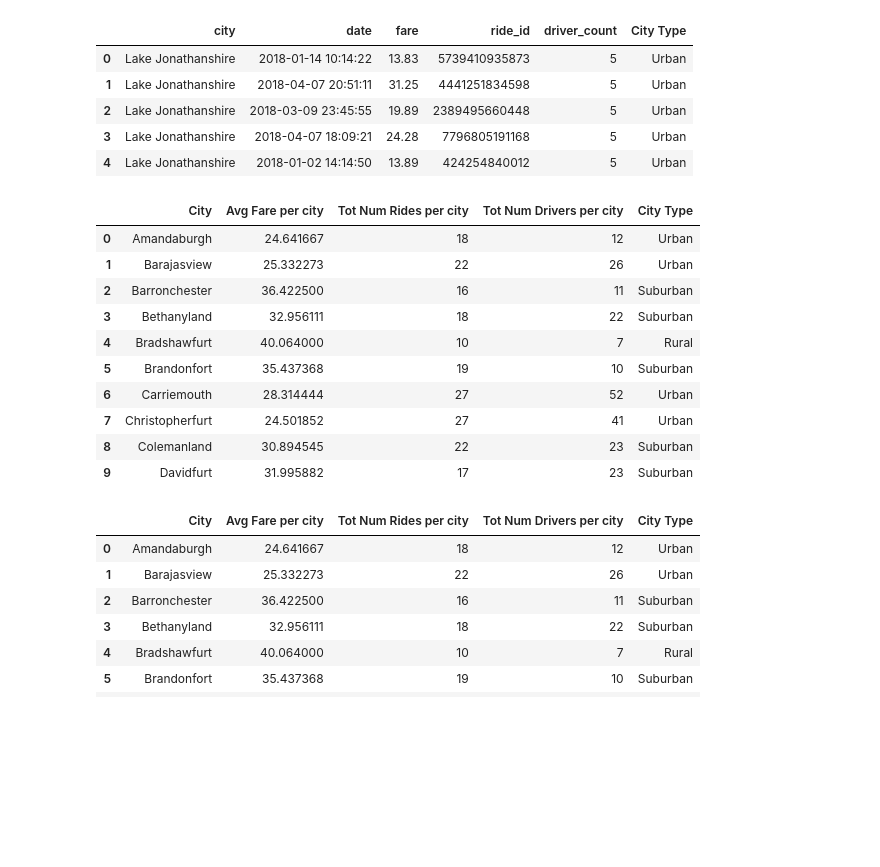
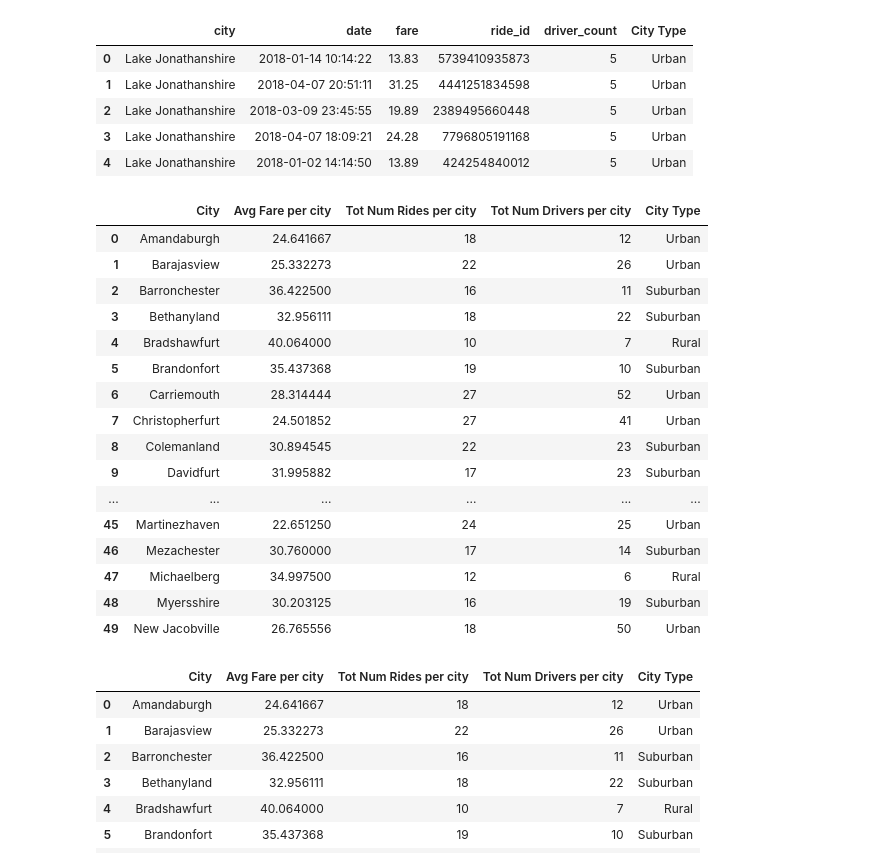
Before and after one commit to radhak63/Matplotlib-Project, a Jupyter notebook: Pyber/pyber_starter.ipynb, the cells around one changed output. Drawn from its saved outputs; the diff is of its cells as text; code cells hidden in the pictures; blank space fills up the shorter version.

```diff
--- a/Pyber/pyber_starter.ipynb
+++ b/Pyber/pyber_starter.ipynb
@@ -116,32 +116,38 @@ city_ride_df.head()
 # %%
 # Using the merged file, the following does the 'Groupby' and 'renaming the columns' to arrive at the
 # following for each city
     # Average Fare ($) Per City
     # Total Number of Rides Per City
     # Total Number of Drivers Per City
     # City Type (Urban, Suburban, Rural)
 
 cr_avg_fare_df= city_ride_df.groupby("city")
 Bubble_chart_df = cr_avg_fare_df.mean()[["fare"]]
 Bubble_chart_df["Tot Num Rides"] = cr_avg_fare_df.count()[["ride_id"]]
 Bubble_chart_df = pd.merge(Bubble_chart_df, city_df, on="city")
 Bubble_chart_df.columns=['City', 'Avg Fare per city', 'Tot Num Rides per city', 'Tot Num Drivers per city', 'City Type']
 
 # Display the dataframe for preview
 
-Bubble_chart_df.head(10)
+Bubble_chart_df.head(50)
 # %% [output]
 |  | City | Avg Fare per city | Tot Num Rides per city | Tot Num Drivers per city | City Type |
 | 0 | Amandaburgh | 24.641667 | 18 | 12 | Urban |
 | 1 | Barajasview | 25.332273 | 22 | 26 | Urban |
 | 2 | Barronchester | 36.422500 | 16 | 11 | Suburban |
 | 3 | Bethanyland | 32.956111 | 18 | 22 | Suburban |
 | 4 | Bradshawfurt | 40.064000 | 10 | 7 | Rural |
 | 5 | Brandonfort | 35.437368 | 19 | 10 | Suburban |
 | 6 | Carriemouth | 28.314444 | 27 | 52 | Urban |
 | 7 | Christopherfurt | 24.501852 | 27 | 41 | Urban |
 | 8 | Colemanland | 30.894545 | 22 | 23 | Suburban |
 | 9 | Davidfurt | 31.995882 | 17 | 23 | Suburban |
+| ... | ... | ... | ... | ... | ... |
+| 45 | Martinezhaven | 22.651250 | 24 | 25 | Urban |
+| 46 | Mezachester | 30.760000 | 17 | 14 | Suburban |
+| 47 | Michaelberg | 34.997500 | 12 | 6 | Rural |
+| 48 | Myersshire | 30.203125 | 16 | 19 | Suburban |
+| 49 | New Jacobville | 26.765556 | 18 | 50 | Urban |
 # %%
 # Data cleaning
 # While it may not be necessary for this project, as a best practice, the dataframe created above is inspected
```
Also changed, not shown: parts of 8 cells of this notebook, 5 other files.
